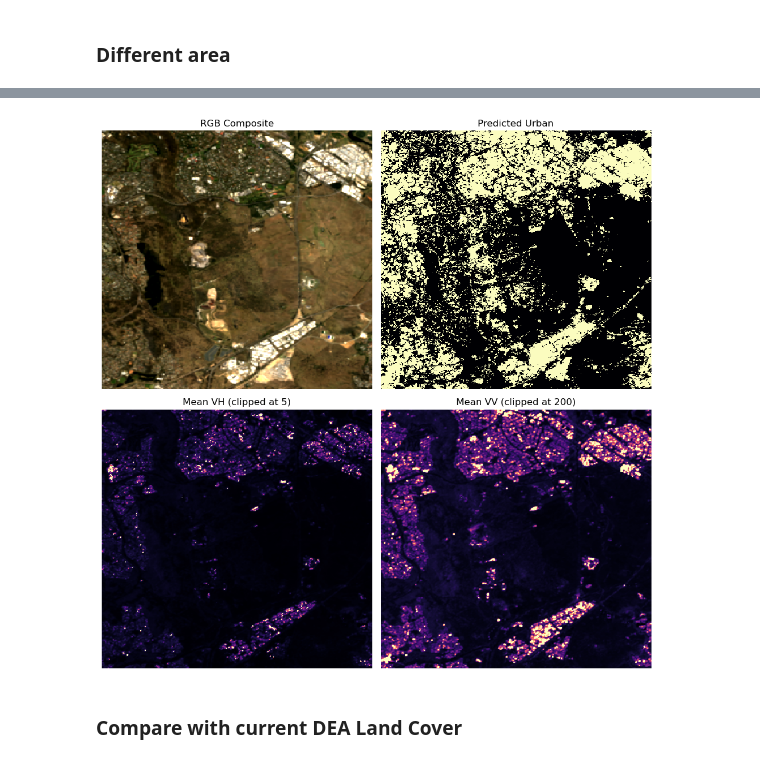
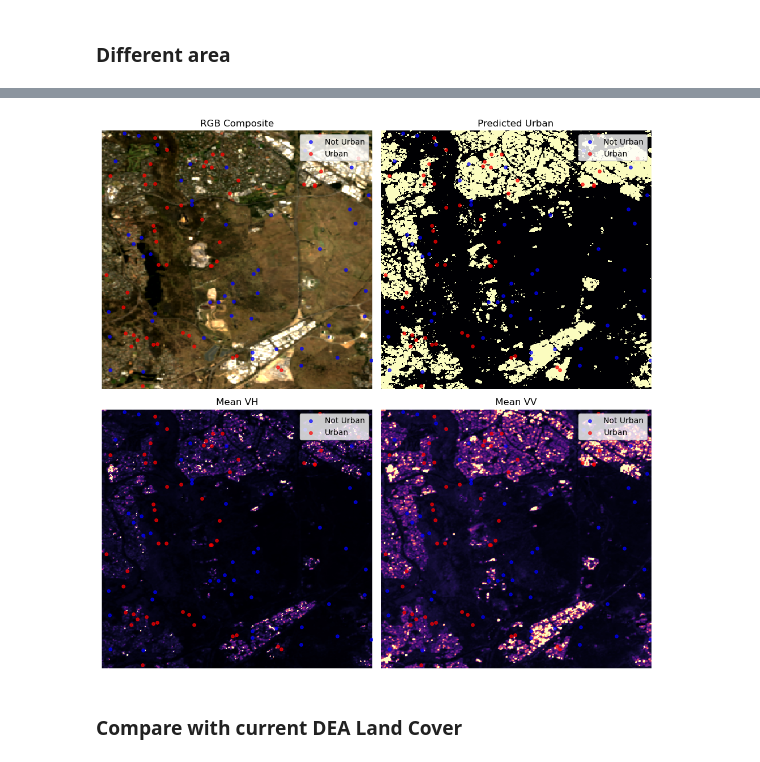
Before and after one commit to cbur24/sentinel-1-hackathon, a Jupyter notebook: notebooks/urban_classifier/urban_mapping_updated.ipynb, the cells around one changed output, grey strips where cells are left out. Drawn from its saved outputs; the diff is of its cells as text; code cells hidden in the pictures.

```diff
--- a/notebooks/urban_classifier/urban_mapping_updated.ipynb
+++ b/notebooks/urban_classifier/urban_mapping_updated.ipynb
@@ -288,2 +317,2 @@ ds_final = process_cube(ds, speckle_filter='smart')
 # %%
-ds_final
+ds_final = ds_final.compute()
@@ -370,7 +410,7 @@ hyperpar = {'n_estimators': randint(low=10,high=150),
             'min_samples_split': randint(low=2,high=30),
             'min_samples_leaf': randint(low=1,high=20),
             'max_features': randint(low=1,high=len(predictors)),
-            'bootstrap': [True, False],
+            'bootstrap': [True],
             }
 # %%
 from sklearn.metrics import make_scorer, precision_score
@@ -422,11 +491,11 @@ for hyperparam_name in hyperparameters:
 # %%
 hyperpar = {
-    'n_estimators': [20,40],
-    'criterion': ['entropy'],
-    'max_depth': [9],
-    'min_samples_split': [13,14],
-    'min_samples_leaf':[4,6,9],
-    'max_features': [11,12,13],
+    'n_estimators': [20,40,60],
+    'criterion': ['log_loss'],
+    'max_depth': [10,15],
+    'min_samples_split': [4,7,10],
+    'min_samples_leaf':[3,5,7],
+    'max_features': [20,40],
     'bootstrap': [True],
 }
 
@@ -705,5 +763,5 @@ spatial_ref
 # %%
-ds_test = process_cube(ds_test, speckle_filter='standard').compute()
+ds_test = process_cube(ds_test).compute()
 urban_test = get_estimated_urban_array(ds_test, predictors, rf_best, ds_already_preprocessed=True)
 # this produces a warning, because RF was trained with feature labels, however the order or predictors is always the same
 # because coming from variable "predictors", so model can run anyway. Although it's not really best practice
@@ -758,34 +814,53 @@ rgb_test = dc.load(
     skip_broken_datasets=True
 )
 # %%
-# data to plot
-rgb = rgb_test.isel(time=0)[['nbart_red', 'nbart_green', 'nbart_blue']].to_array()
-mean_vh_2d = ds_test['mean_vh'].mean(dim='month')
-mean_vv_2d = ds_test['mean_vv'].mean(dim='month')
-
 fig, axes = plt.subplots(2, 2, figsize=(10, 10))
 
+# Plot RGB composite
 rgb = rgb_test.isel(time=0)[['nbart_red', 'nbart_green', 'nbart_blue']].to_array()
 rgb.plot.imshow(ax=axes[0, 0], robust=True)
 axes[0, 0].set_title('RGB Composite')
 axes[0, 0].axis("off")
 
-urban_test.plot.imshow(ax=axes[0, 1], cmap='magma',add_colorbar=False)
+# Plot predicted urban
+urban_test.plot.imshow(ax=axes[0, 1], cmap='magma', add_colorbar=False)
 axes[0, 1].set_title('Predicted Urban')
 axes[0, 1].axis("off")
 
-ds_test['mean_vh'].mean(dim='month').clip(max=.5).plot.imshow(ax=axes[1, 0], cmap='magma',add_colorbar=False)
+# Plot Mean VH
+ds_test['mean_vh'].mean(dim='month').plot.imshow(ax=axes[1, 0], cmap='magma', add_colorbar=False, vmax=.5)
 axes[1, 0].set_title('Mean VH')
 axes[1, 0].axis("off")
 
-ds_test['mean_vv'].mean(dim='month').clip(max=1).plot.imshow(ax=axes[1, 1], cmap='magma',add_colorbar=False)
+# Plot Mean VV
+ds_test['mean_vv'].mean(dim='month').plot.imshow(ax=axes[1, 1], cmap='magma', add_colorbar=False, vmax=1)
 axes[1, 1].set_title('Mean VV')
 axes[1, 1].axis("off")
 
+
+x_coords = test_points.geometry.x
+y_coords = test_points.geometry.y
+
+# Class label mapping and colors
+class_labels = {0: 'Not Urban', 1: 'Urban'}
+colors = {0: 'blue', 1: 'red'}
+
+# Overlay points on all subplots
+for ax in axes.flatten():
+    handles = []
+    labels = []
+    for cls in [0, 1]:
+        mask = test_points['class'] == cls
+        sc = ax.scatter(x_coords[mask], y_coords[mask], c=colors[cls], s=15, alpha=0.7, label=class_labels[cls])
+        handles.append(sc)
+        labels.append(class_labels[cls])
+    # Add legend to each subplot
+    ax.legend(handles, labels, loc='upper right')
+
 plt.tight_layout()
 plt.show()
 # %% [output]
-[figure, old version]
+[figure, new version]
 # %%
 # Save to NetCDF
 urban_test_wgs84 = urban_test.rio.reproject("EPSG:4326")
```
Also changed, not shown: parts of 40 cells of this notebook, 8 other files.
